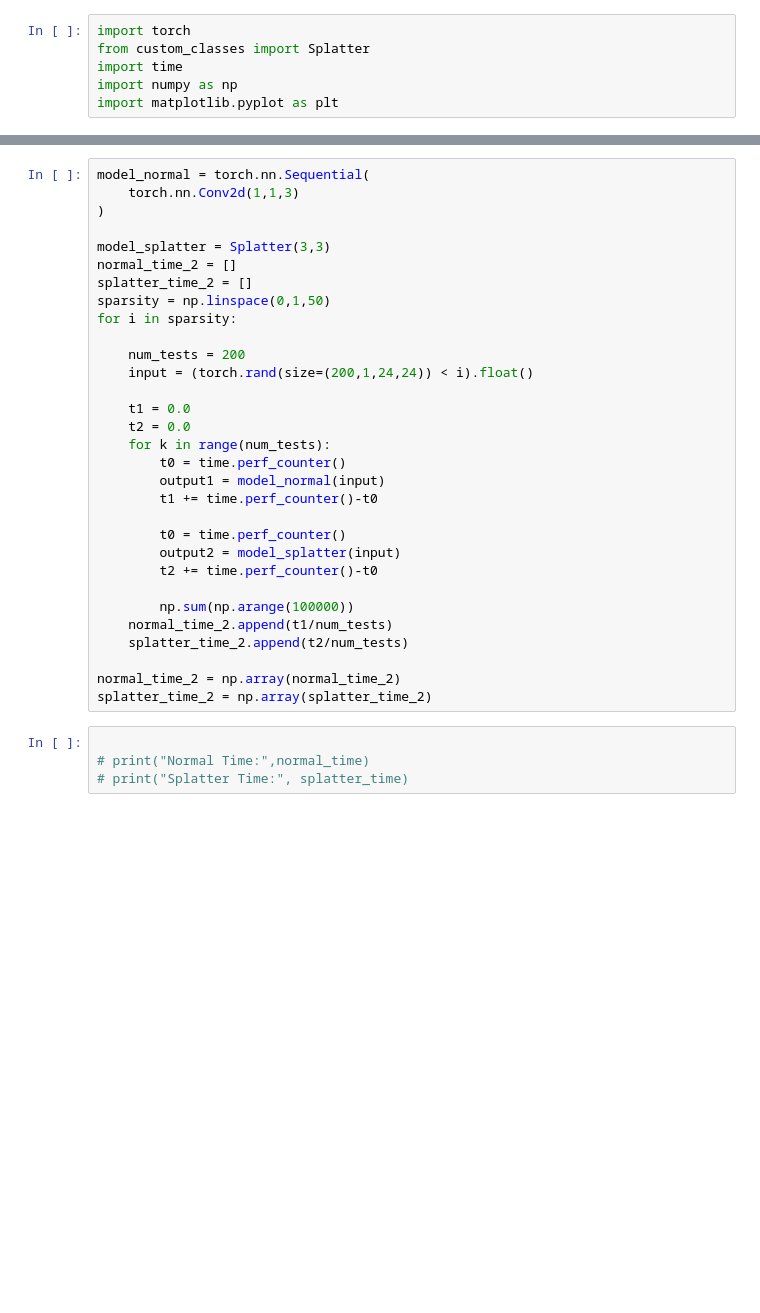
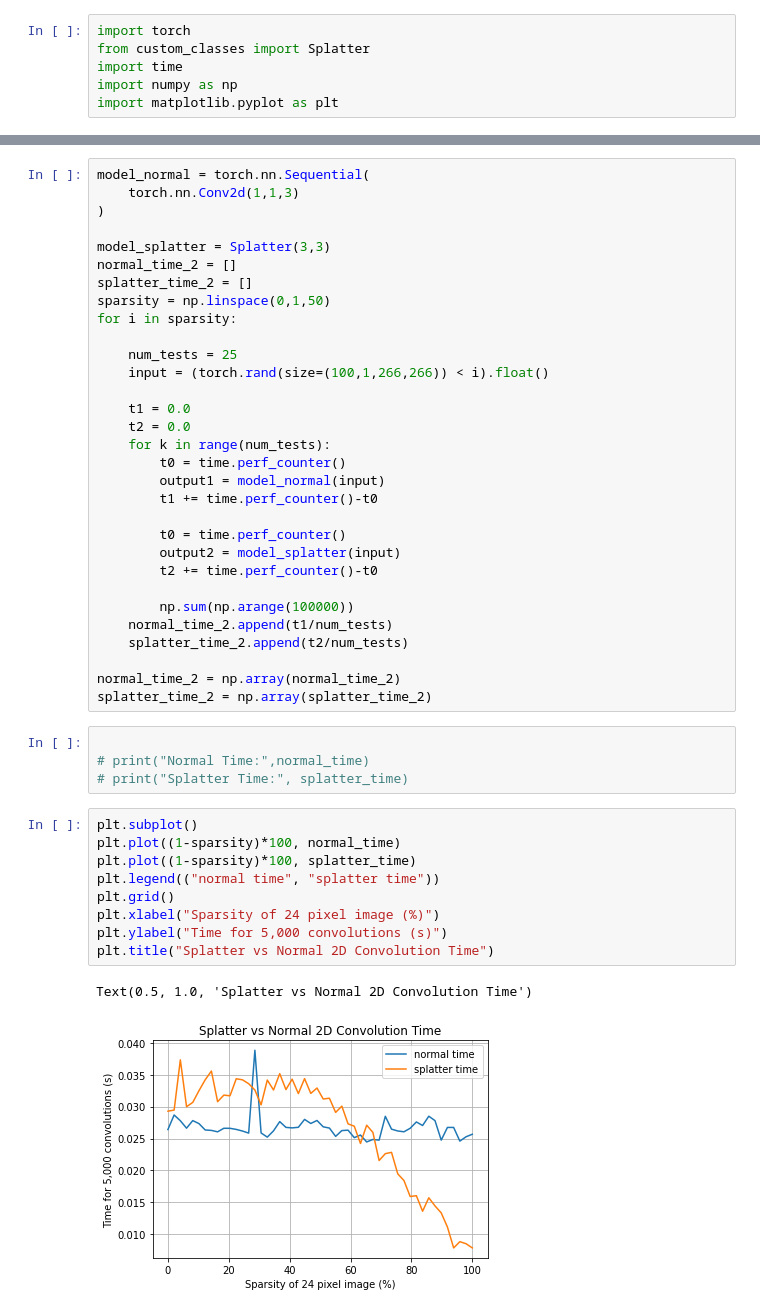
Before and after one commit to tristanleafs/sparse-torch, a Jupyter notebook: time_test.ipynb, the cells around one changed output, grey strips where cells are left out. Drawn from its saved outputs; the diff is of its cells as text; blank space fills up the shorter version.

```diff
--- a/time_test.ipynb
+++ b/time_test.ipynb
@@ -47,8 +47,8 @@ splatter_time_2 = []
 sparsity = np.linspace(0,1,50)
 for i in sparsity:
 
-    num_tests = 200
-    input = (torch.rand(size=(200,1,24,24)) < i).float()
+    num_tests = 25
+    input = (torch.rand(size=(100,1,266,266)) < i).float()
 
     t1 = 0.0
     t2 = 0.0
@@ -71,5 +71,17 @@ splatter_time_2 = np.array(splatter_time_2)
 
 # print("Normal Time:",normal_time)
 # print("Splatter Time:", splatter_time)
+# %%
+plt.subplot()
+plt.plot((1-sparsity)*100, normal_time)
+plt.plot((1-sparsity)*100, splatter_time)
+plt.legend(("normal time", "splatter time"))
+plt.grid()
+plt.xlabel("Sparsity of 24 pixel image (%)")
+plt.ylabel("Time for 5,000 convolutions (s)")
+plt.title("Splatter vs Normal 2D Convolution Time")
+# %% [output]
+Text(0.5, 1.0, 'Splatter vs Normal 2D Convolution Time')
+[figure, added]
 # %%
 plt.subplot()
```
Also changed, not shown: parts of 3 cells of this notebook, 1 other file.
